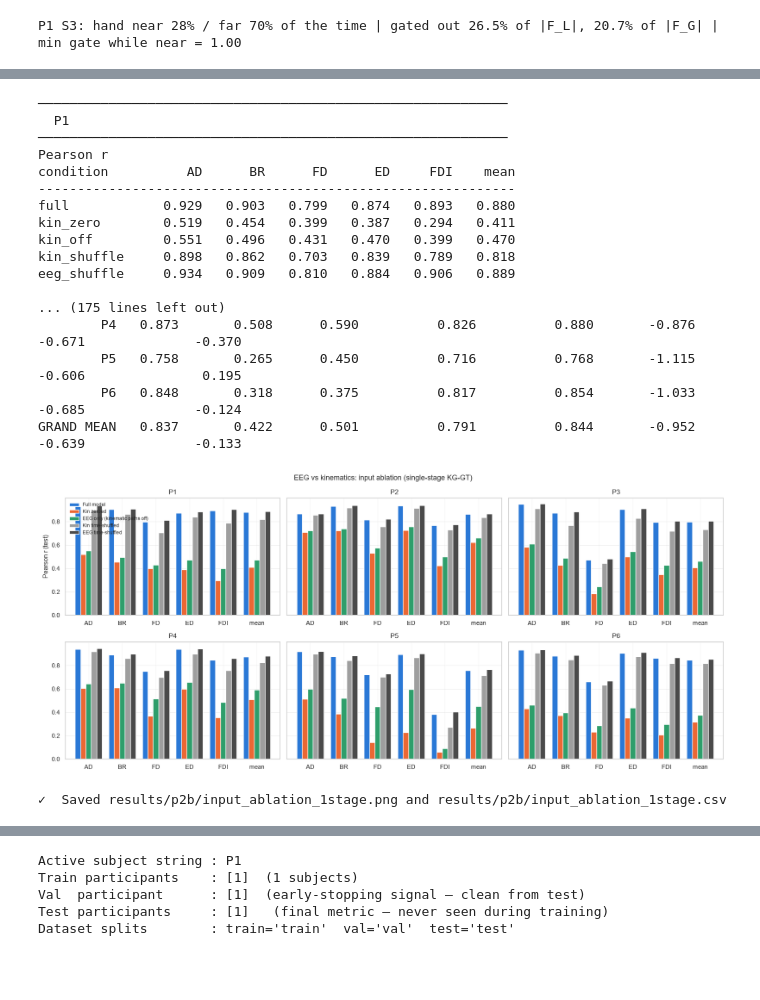
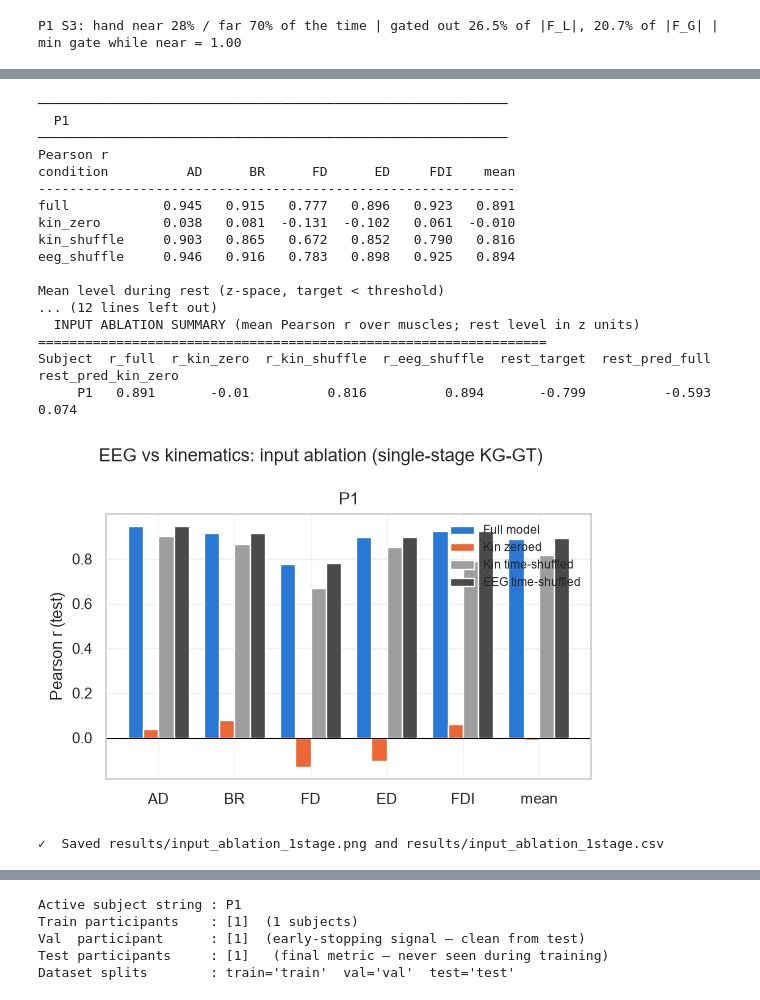
Before and after one commit to MohammadMahdi-Sharifbeigy/eeg-emg-grasp-decoder, a Jupyter notebook: main_1stage.ipynb, the cells around one changed output, grey strips where cells are left out. Saved outputs shown, nothing was run; the diff lists cells and outputs as text; code cells hidden in the pictures; blank space fills up the shorter version.

```diff
--- a/main_1stage.ipynb
+++ b/main_1stage.ipynb
@@ -957,13 +787,8 @@ Fitting ICA took 10.7s.
 # decoder + kin skip highway) is trained ONCE, from scratch, with every
 # parameter trainable (see train_single_stage in the helper cell).
 #
-# Checkpoints are saved to (training.checkpoint_dir ends in the run tag):
-#   <checkpoint_dir>/{subject}/   (last.pt + best.pt, resumable)   e.g. outputs/checkpoints_1stage_p2b/P1/
-#
-# Phase B: the model trains with electrode dropout, kinematic-pathway dropout and the
-# EEG-only auxiliary loss (model.eeg_channel_dropout, model.kin_dropout,
-# training.loss.w_eeg_only). The training loss contains the EEG-only term, the
-# validation loss does not (main loss only), so the two are not on the same scale.
+# Checkpoints are saved to:
+#   outputs/checkpoints_1stage/{subject}/   (last.pt + best.pt, resumable)
 #
 # After the loop, the LAST subject's variables are exported to global scope
 # so all downstream single-subject cells (evaluation, interpretability) work
@@ -1031,8 +856,6 @@ for _fold_idx, (_subj, _sd) in enumerate(subject_data.items()):
         prepare_batch=_prepare_batch,
         emg_mean=_emg_mean, emg_std=_emg_std,
         kin_mean=_kin_mean, kin_std=_kin_std,
-        eeg_mean=_sd["eeg_mean"], eeg_std=_sd["eeg_std"],                    # EEG feature stats (inside prepare_batch)
-        eeg_groups=_sd["eeg_groups"], eeg_band_groups=_sd["eeg_band_groups"],  # electrode / band columns for the EEG occlusion
         result_stage1=_r, result_stage2=_r, result_single=_r,
         cfg=_cfg,
         edge_prior=_edge_prior,
@@ -1455,17 +1255,12 @@ FDI            0.879  0.00745|0.00653  0.67            1.016  0.00384|0.00391  0
 # normalised inputs are then perturbed:
 #   full         unchanged
 #   kin_zero     kinematics = 0 in z-space (= per-feature training mean)
-#   kin_off      EEG only: the model is run with use_kin=False (both kinematic pathways off:
-#                no kinematic edge bias in the GAT, no kin skip). Not the same as kin_zero —
-#                zero inputs still pass through the skip MLP and the edge-bias layer.
 #   kin_shuffle  kinematics time-shuffled within each window (fixed, seeded permutation)
 #   eeg_shuffle  EEG time-shuffled within each window (fixed, seeded permutation)
 # Reported: Pearson r per muscle + mean, and the mean predicted level during
 # rest (test target below the per-muscle 10th percentile of the TRAINING target;
 # the notebook has no absolute rest threshold — the loss uses a per-window
 # relative one), full vs kin-zeroed.  All values in normalised (z) units.
-# Phase B acceptance (printed per subject): EEG-only r (kin_off) >= 0.35, the EEG shuffle
-# lowers r (Δr full − eeg_shuffle clearly above the +0.003 of the Step-1 model), full r >= 0.88.
 # ─────────────────────────────────────────────────────────────────────────────
 import os
 import numpy as np
@@ -1474,12 +1269,12 @@ import matplotlib.pyplot as plt
 from torch.utils.data import DataLoader
 from main import (
     input_ablation, rest_threshold_from_loader,
-    ALL_ABLATION_CONDITIONS, ABLATION_LABELS, ABLATION_COLORS,
+    ABLATION_CONDITIONS, ABLATION_LABELS, ABLATION_COLORS,
 )
 from main.dataloader import emg_channel_names
 
-ABLATION_PNG    = f"{RESULTS_DIR}/input_ablation_1stage.png"   # main.ipynb writes input_ablation.png
-ABLATION_CSV    = f"{RESULTS_DIR}/input_ablation_1stage.csv"
+ABLATION_PNG    = "results/input_ablation_1stage.png"   # main.ipynb writes input_ablation.png
+ABLATION_CSV    = "results/input_ablation_1stage.csv"
 REST_PERCENTILE = 10.0
 ABLATION_SEED   = CONFIG["training"]["seed"]
 
@@ -1499,7 +1294,7 @@ for _subj, _res in per_subject_results.items():
                                     shuffle=False, num_workers=0)
     _rest_thr = rest_threshold_from_loader(_train_eval_loader, _pb, q=REST_PERCENTILE)
 
-    _abl = input_ablation(      # all conditions the model supports (kin_off needs use_kin: KGGTModel)
+    _abl = input_ablation(
         _bm, _res["test_loader"], _pb, device,
         seed=ABLATION_SEED,
         use_amp=_cfg["training"].get("use_amp", False),
@@ -1514,20 +1309,9 @@ for _subj, _res in per_subject_results.items():
     print(f"  Δr (full − kin_zero)    = {_rf - _abl.r_mean['kin_zero']:+.3f}")
     print(f"  Δr (full − kin_shuffle) = {_rf - _abl.r_mean['kin_shuffle']:+.3f}")
     print(f"  Δr (full − eeg_shuffle) = {_rf - _abl.r_mean['eeg_shuffle']:+.3f}")
-    # ── Phase B acceptance criteria (see the first cell) ──────────────────────
-    _r_off = _abl.r_mean.get("kin_off", float("nan"))
-    _d_eeg = _rf - _abl.r_mean["eeg_shuffle"]
-    print("  Phase B acceptance:")
-    print(f"    EEG-only r (kin_off, use_kin=False) = {_r_off:.3f}   target >= 0.35   "
-          f"[{'met' if _r_off >= 0.35 else 'NOT met'}]")
-    print(f"    Δr (full − eeg_shuffle)             = {_d_eeg:+.3f}   target: clearly above the Step-1 value +0.003 "
-          f"(here: > 0.01)   [{'met' if _d_eeg > 0.01 else 'NOT met'}]")
-    print(f"    full r                              = {_rf:.3f}   target >= 0.88   "
-          f"[{'met' if _rf >= 0.88 else 'NOT met'}]")
-    print("    height ratio and rest level: compare the magnitude cell above with the Step-1 run (not worse)")
     _abl_rows.append({
         "Subject": _subj,
-        **{f"r_{c}": _abl.r_mean[c] for c in _abl.conditions},
+        **{f"r_{c}": _abl.r_mean[c] for c in ABLATION_CONDITIONS},
         "rest_target": float(np.nanmean(_abl.rest_target)),
         "rest_pred_full": float(np.nanmean(_abl.rest_pred["full"])),
         "rest_pred_kin_zero": float(np.nanmean(_abl.rest_pred["kin_zero"])),
@@ -1549,51 +1333,50 @@ _ncols = min(3, _n)
 _nrows = int(np.ceil(_n / _ncols))
 fig_abl, _axes = plt.subplots(_nrows, _ncols, figsize=(4.8 * _ncols, 3.2 * _nrows),
                               squeeze=False, sharey=True, facecolor="white")
+_w = 0.8 / len(ABLATION_CONDITIONS)
 for _ax, (_subj, _abl) in zip(_axes.flat, ablation_results.items()):
     _names = ablation_names[_subj]
     _x = np.arange(len(_names) + 1)
-    _conds = [_c for _c in ALL_ABLATION_CONDITIONS if _c in _abl.conditions]   # incl. kin_off = "EEG only (kinematic paths off)"
-    _w = 0.8 / len(_conds)
-    for _k, _c in enumerate(_conds):
+    for _k, _c in enumerate(ABLATION_CONDITIONS):
         _vals = list(_abl.r[_c]) + [_abl.r_mean[_c]]
-        _ax.bar(_x + (_k - (len(_conds) - 1) / 2) * _w, _vals, _w,
+        _ax.bar(_x + (_k - (len(ABLATION_CONDITIONS) - 1) / 2) * _w, _vals, _w,
                 color=ABLATION_COLORS[_c], label=ABLATION_LABELS[_c])
     _ax.axhline(0, color="black", linewidth=0.6)
     _ax.set_xticks(_x)
     _ax.set_xticklabels(_names + ["mean"])
     _ax.set_title(_subj, fontsize=10)
     _ax.grid(axis="y", alpha=0.3)
 for _ax in list(_axes.flat)[_n:]:
     _ax.axis("off")
 _axes[0, 0].set_ylabel("Pearson r (test)")
 _axes[0, 0].legend(fontsize=7, frameon=False)
 fig_abl.suptitle("EEG vs kinematics: input ablation (single-stage KG-GT)", fontsize=11)
 fig_abl.tight_layout()
-os.makedirs(RESULTS_DIR, exist_ok=True)
+os.makedirs("results", exist_ok=True)
 fig_abl.savefig(ABLATION_PNG, dpi=200, bbox_inches="tight")
 ablation_df.to_csv(ABLATION_CSV, index=False)
 plt.show()
 print(f"✓  Saved {ABLATION_PNG} and {ABLATION_CSV}")
 # %% [output]
 ────────────────────────────────────────────────────────────
   P1
 ────────────────────────────────────────────────────────────
 Pearson r
 condition          AD      BR      FD      ED     FDI    mean
 -------------------------------------------------------------
-full            0.929   0.903   0.799   0.874   0.893   0.880
-kin_zero        0.519   0.454   0.399   0.387   0.294   0.411
-kin_off         0.551   0.496   0.431   0.470   0.399   0.470
-kin_shuffle     0.898   0.862   0.703   0.839   0.789   0.818
-eeg_shuffle     0.934   0.909   0.810   0.884   0.906   0.889
+full            0.945   0.915   0.777   0.896   0.923   0.891
+kin_zero        0.038   0.081  -0.131  -0.102   0.061  -0.010
+kin_shuffle     0.903   0.865   0.672   0.852   0.790   0.816
+eeg_shuffle     0.946   0.916   0.783   0.898   0.925   0.894
 
-... (175 lines left out)
-        P4   0.873       0.508      0.590          0.826          0.880       -0.876          -0.671              -0.370
-        P5   0.758       0.265      0.450          0.716          0.768       -1.115          -0.606               0.195
-        P6   0.848       0.318      0.375          0.817          0.854       -1.033          -0.685              -0.124
-GRAND MEAN   0.837       0.422      0.501          0.791          0.844       -0.952          -0.639              -0.133
+Mean level during rest (z-space, target < threshold)
+... (12 lines left out)
+  INPUT ABLATION SUMMARY (mean Pearson r over muscles; rest level in z units)
+=================================================================
+Subject  r_full  r_kin_zero  r_kin_shuffle  r_eeg_shuffle  rest_target  rest_pred_full  rest_pred_kin_zero
+     P1   0.891       -0.01          0.816          0.894       -0.799          -0.593               0.074
-[figure, old version]
+[figure, new version]
-✓  Saved results/p2b/input_ablation_1stage.png and results/p2b/input_ablation_1stage.csv
+✓  Saved results/input_ablation_1stage.png and results/input_ablation_1stage.csv
 # %% [markdown]
 ### Interpretability figures: what each panel is and is not
 
```
Also changed, not shown: parts of 12 cells of this notebook, 13 other files.
